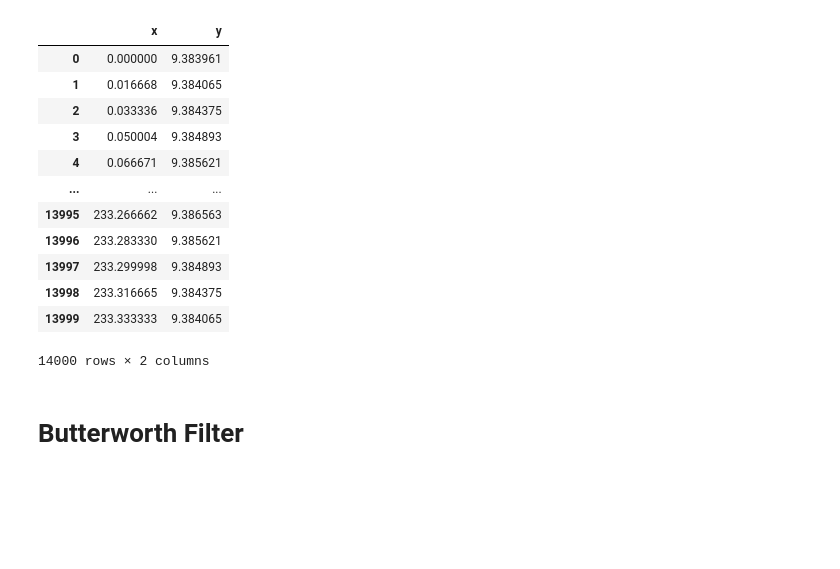
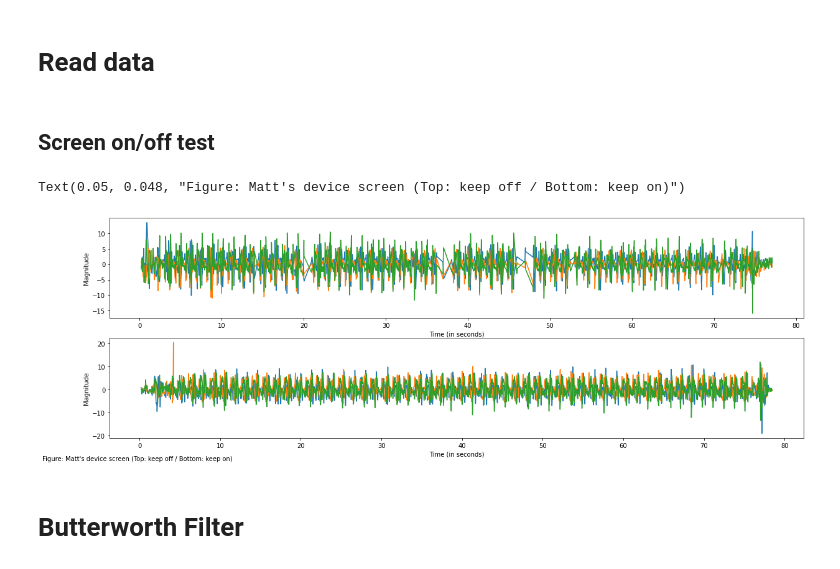
Before and after one commit to asd881018/Sensors-Noise-and-Walking-Human-Activity-Analysis, a Jupyter notebook: src.ipynb, the cells around one changed output. Saved outputs shown, nothing was run; the diff lists cells and outputs as text; code cells hidden in the pictures; blank space fills up the shorter version.

```diff
--- a/src.ipynb
+++ b/src.ipynb
@@ -68,4 +70,6 @@ def to_row(input, name):
     df.insert(loc = 0, column = 'Name', value = name)
 
     return df
+# %% [markdown]
+# Read data
 # %%
@@ -93,19 +108,31 @@ srp5m_bw_fft = process_fft_file('processed_data/srp_5min_bw_fft.csv')
-# %%
-dlp5m_bw_fft
-# %% [output]
-|  | x | y |
-| 0 | 0.000000 | 9.383961 |
-| 1 | 0.016668 | 9.384065 |
-| 2 | 0.033336 | 9.384375 |
-| 3 | 0.050004 | 9.384893 |
-| 4 | 0.066671 | 9.385621 |
-| ... | ... | ... |
-| 13995 | 233.266662 | 9.386563 |
-| 13996 | 233.283330 | 9.385621 |
-| 13997 | 233.299998 | 9.384893 |
-| 13998 | 233.316665 | 9.384375 |
-| 13999 | 233.333333 | 9.384065 |
-14000 rows × 2 columns
+# %% [markdown]
+## Screen on/off test
+# %%
+# Plotting Butterworth filtered data. Each line represents an axis.
+fig, ax = plt.subplots(2)
+
+
+# screen off plot
+ax[0].set(xlabel='Time (in seconds)')
+ax[0].set(ylabel='Magnitude')
+ax[0].plot(matt_rp50_screen_off['seconds'], matt_rp50_screen_off['x'])
+ax[0].plot(matt_rp50_screen_off['seconds'], matt_rp50_screen_off['y'])
+ax[0].plot(matt_rp50_screen_off['seconds'], matt_rp50_screen_off['z'])
+
+
+
+# screen on plot
+ax[1].set(xlabel='Time (in seconds)')
+ax[1].set(ylabel='Magnitude')
+ax[1].plot(matt_rp50_screen_on['seconds'], matt_rp50_screen_on['x'])
+ax[1].plot(matt_rp50_screen_on['seconds'], matt_rp50_screen_on['y'])
+ax[1].plot(matt_rp50_screen_on['seconds'], matt_rp50_screen_on['z'])
+
+plt.figtext(
+    0.05, 0.048, 'Figure: Matt\'s device screen (Top: keep off / Bottom: keep on)')
+# %% [output]
+Text(0.05, 0.048, "Figure: Matt's device screen (Top: keep off / Bottom: keep on)")
+[figure, added]
 # %% [markdown]
 # Butterworth Filter
 # %%
```
Also changed, not shown: parts of 6 cells of this notebook.
